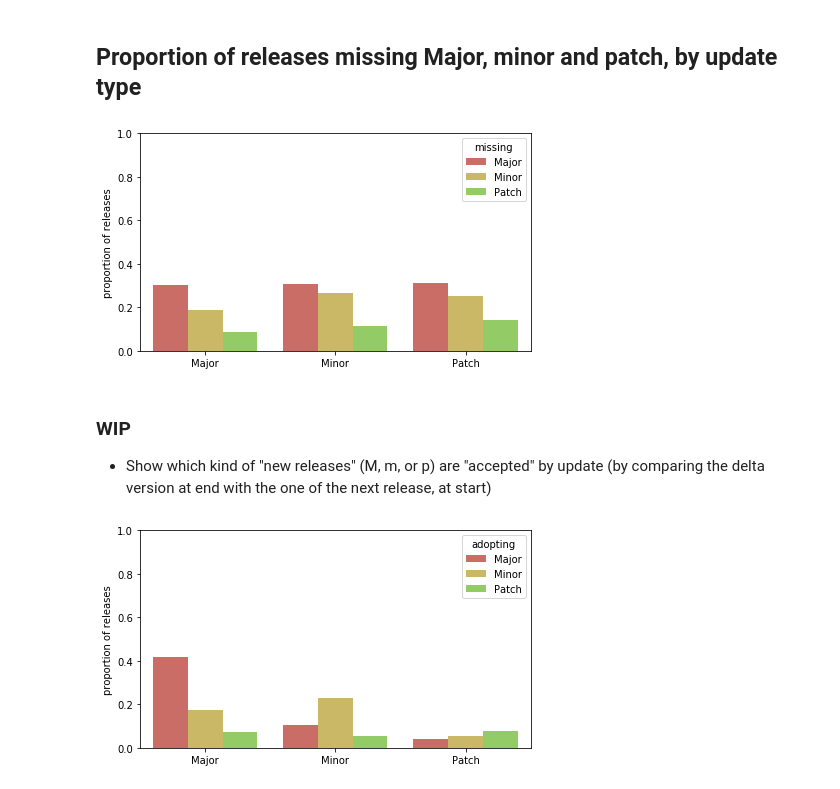
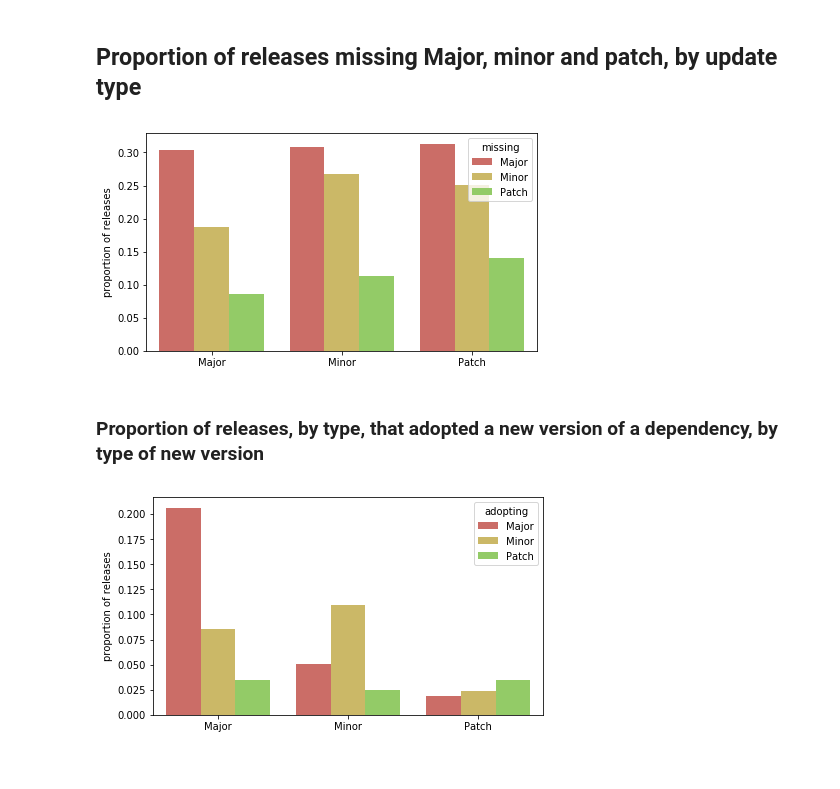
Before and after one commit to AlexandreDecan/secos-lag, a Jupyter notebook: notebooks/Technical lags.ipynb, the cells around one changed output. Cells and saved outputs as stored; diff of their text form; code cells hidden in the pictures.

```diff
--- a/notebooks/Technical lags.ipynb
+++ b/notebooks/Technical lags.ipynb
@@ -26,7 +26,9 @@ DATE_RANGE = pandas.to_datetime('2011-01-01'), pandas.to_datetime('2017-11-30')
 CENSOR_DATE = pandas.to_datetime('2018-01-01')
 
 matplotlib.rcParams['figure.figsize'] = FIG_SIZE
-savefig = lambda x, y: None # use _savefig to export figures
+
+#savefig = lambda x, y: None # use _savefig to export figures
+savefig = _savefig
 # %%
 df_lags = pandas.read_csv('../data/lags.csv')
 # %%
@@ -62,6 +64,38 @@ df_releases = (
     .assign(ReleaseDate=lambda d: pandas.to_datetime(d['ReleaseDate'], infer_datetime_format=True))
     .assign(NextReleaseDateByDate=lambda d: pandas.to_datetime(d['NextReleaseDateByDate'], infer_datetime_format=True))
 )
+# %%
+df_releases = (
+    df_releases
+    .assign(NextRankByDate=lambda d: d['RankByDate'] + 1)
+    .merge(
+        (
+            df_releases
+            [['Package', 'RankByDate', 'ReleaseType', 'ReleaseDate']]
+            .rename(columns={
+                'ReleaseDate': 'NextReleaseDate',
+                'RankByDate': 'NextRankByDate',
+                'ReleaseType': 'NextReleaseType',
+            })
+        ),
+        how='left',
+        on=['Package', 'NextRankByDate']
+    )
+    .assign(PreviousRankByDate=lambda d: d['RankByDate'] - 1)
+    .merge(
+        (
+            df_releases
+            [['Package', 'RankByDate', 'ReleaseType', 'ReleaseDate']]
+            .rename(columns={
+                'ReleaseDate': 'PreviousReleaseDate',
+                'RankByDate': 'PreviousRankByDate',
+                'ReleaseType': 'PreviousReleaseType',
+            })
+        ),
+        how='left',
+        on=['Package', 'PreviousRankByDate']
+    )
+)
 # %% [markdown]
 # Overview
 # %% [markdown]
@@ -1186,22 +1286,19 @@ seaborn.barplot(
 ax.set(
     xlabel='',
     ylabel='proportion of releases',
-    ylim=(0, 1),
 )
 
 savefig(fig, 'version_prop_missing_per_type')
 # %% [output]
-[figure, old version]
+[figure, new version]
-# %% [markdown]
-### WIP
-
- - Show which kind of "new releases" (M, m, or p) are "accepted" by update (by comparing the delta version at end with the one of the next release, at start)
+# %% [markdown]
+### Proportion of releases, by type, that adopted a new version of a dependency, by type of new version
 # %%
 df_tmp = (
     df_lags_releases
     [lambda d: ~d['Censored']]
     [lambda d: d['PreviousReleaseType'] != 'Initial']
-    [lambda d: (d['PreviousMLagAtNextTime'] + d['PreviousmLagAtNextTime'] + d['PreviouspLagAtNextTime']) > 0]
+    #[lambda d: (d['PreviousMLagAtNextTime'] + d['PreviousmLagAtNextTime'] + d['PreviouspLagAtNextTime']) > 0]
     .assign(
         Releases=1,
         Major=lambda d: d['MLagAtTime'] < d['PreviousMLagAtNextTime'],
@@ -1210,33 +1307,32 @@ df_tmp = (
     )
     [['ReleaseType', 'Releases', 'Major', 'Minor', 'Patch']]
     .groupby('ReleaseType')
     .sum()
     .apply(lambda d: d / d['Releases'], axis=1)
     .reset_index()
 )
 
 ax = seaborn.barplot(
     x='ReleaseType',
     y='proportion',
     hue='adopting',
     data=pandas.melt(
         df_tmp,
         id_vars=['ReleaseType'],
         value_vars=['Major', 'Minor', 'Patch'],
         var_name='adopting',
         value_name='proportion'
     ),
     order=['Major', 'Minor', 'Patch'],
     hue_order=['Major', 'Minor', 'Patch'],
     palette=PAL_UPD,
 )
 
 ax.set(
     xlabel='',
     ylabel='proportion of releases',
-    ylim=(0, 1),
 )
 
-savefig(fig, 'version_prop_adopting_per_type')
+savefig(ax.figure, 'version_prop_adopting_per_type')
 # %% [output]
-[figure, old version]
+[figure, new version]
```
Also changed, not shown: parts of 10 cells of this notebook.
